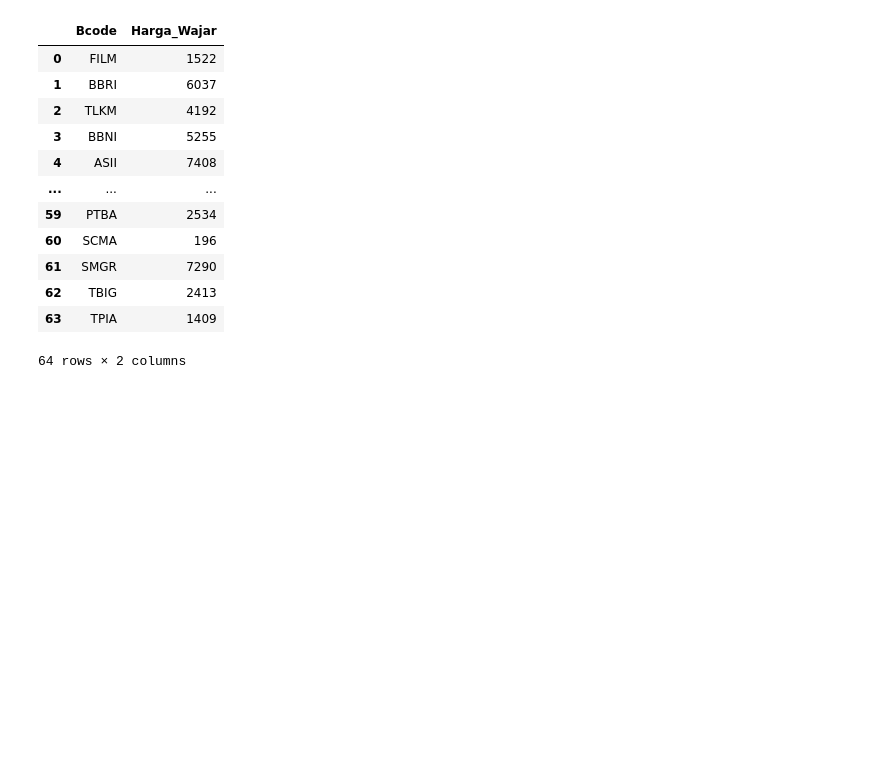
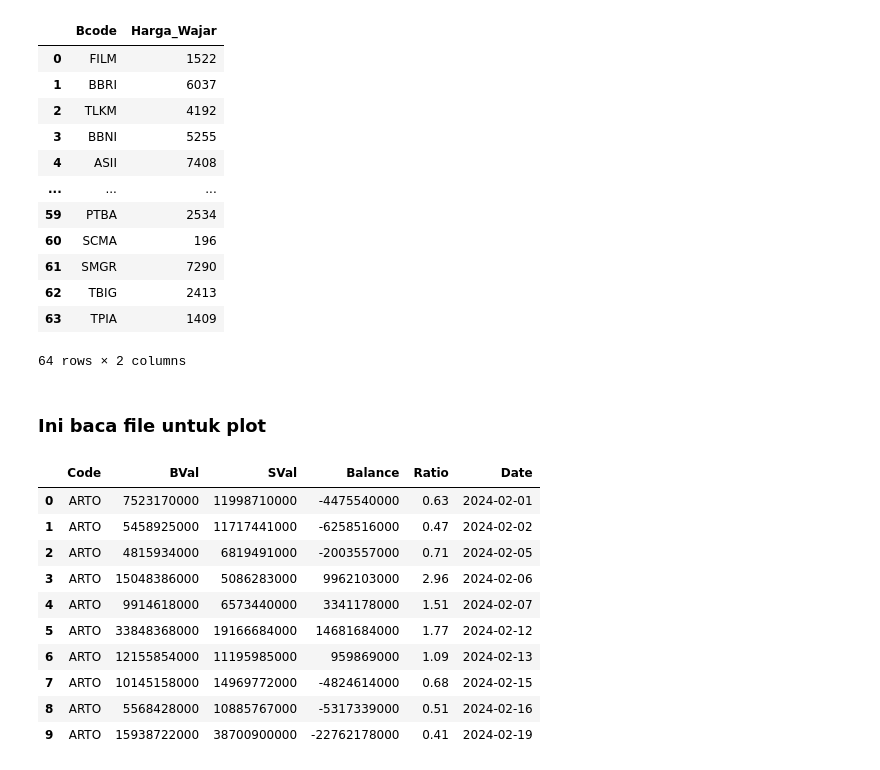
Before and after one commit to braindior01/testWebFlaskTable, a Jupyter notebook: instance/cek for loop.ipynb, the cells around one changed output. Saved outputs shown, nothing was run; the diff lists cells and outputs as text; code cells hidden in the pictures; blank space fills up the shorter version.

```diff
--- a/instance/cek for loop.ipynb
+++ b/instance/cek for loop.ipynb
@@ -44,3 +52,5 @@ df
 | 62 | TBIG | 2413 |
 | 63 | TPIA | 1409 |
 64 rows × 2 columns
+# %% [markdown]
+### Ini baca file untuk plot
@@ -46,0 +59,14 @@ df
+# %%
+df
+# %% [output]
+|  | Code | BVal | SVal | Balance | Ratio | Date |
+| 0 | ARTO | 7523170000 | 11998710000 | -4475540000 | 0.63 | 2024-02-01 |
+| 1 | ARTO | 5458925000 | 11717441000 | -6258516000 | 0.47 | 2024-02-02 |
+| 2 | ARTO | 4815934000 | 6819491000 | -2003557000 | 0.71 | 2024-02-05 |
+| 3 | ARTO | 15048386000 | 5086283000 | 9962103000 | 2.96 | 2024-02-06 |
+| 4 | ARTO | 9914618000 | 6573440000 | 3341178000 | 1.51 | 2024-02-07 |
+| 5 | ARTO | 33848368000 | 19166684000 | 14681684000 | 1.77 | 2024-02-12 |
+| 6 | ARTO | 12155854000 | 11195985000 | 959869000 | 1.09 | 2024-02-13 |
+| 7 | ARTO | 10145158000 | 14969772000 | -4824614000 | 0.68 | 2024-02-15 |
+| 8 | ARTO | 5568428000 | 10885767000 | -5317339000 | 0.51 | 2024-02-16 |
+| 9 | ARTO | 15938722000 | 38700900000 | -22762178000 | 0.41 | 2024-02-19 |
```
Also changed, not shown: parts of 5 cells of this notebook, 16 other files.
